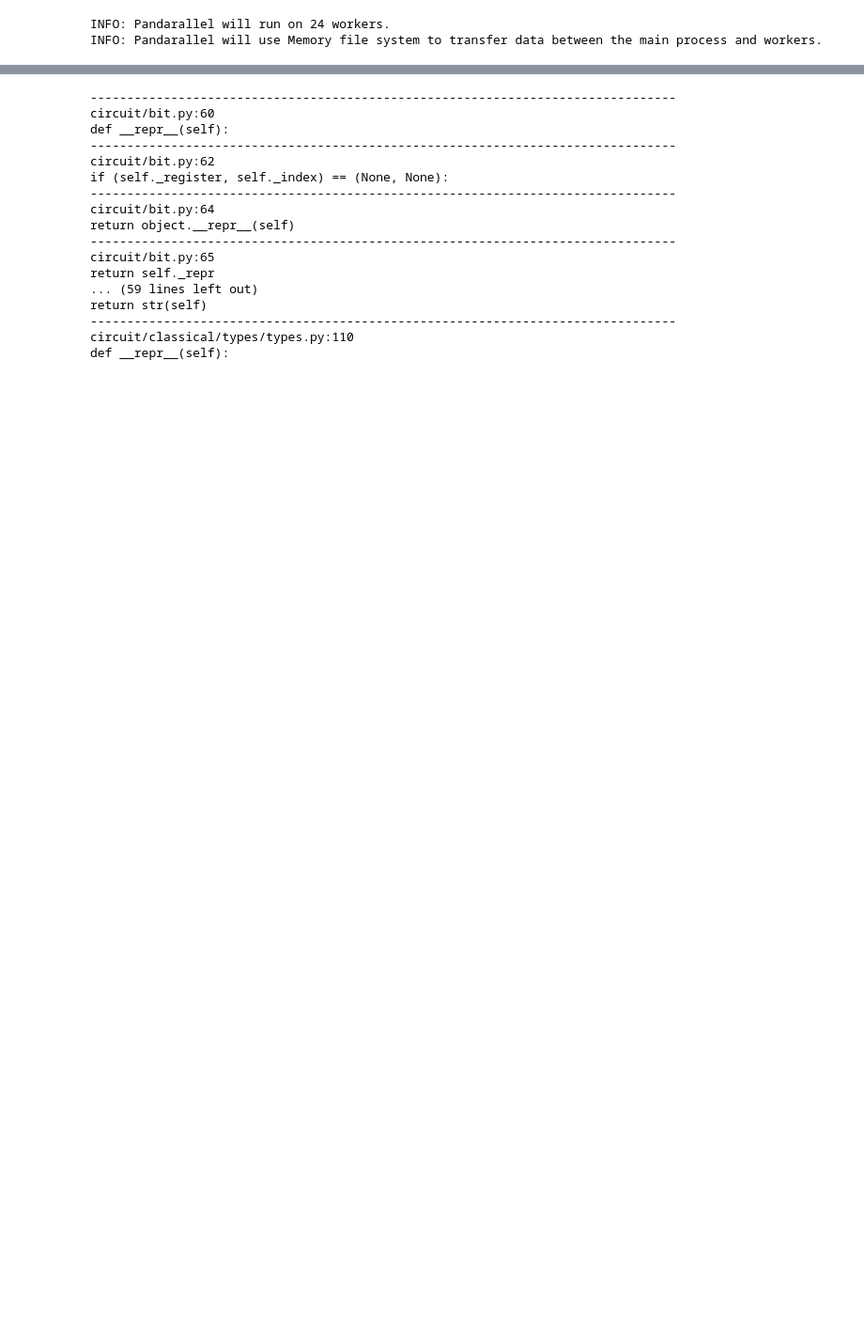
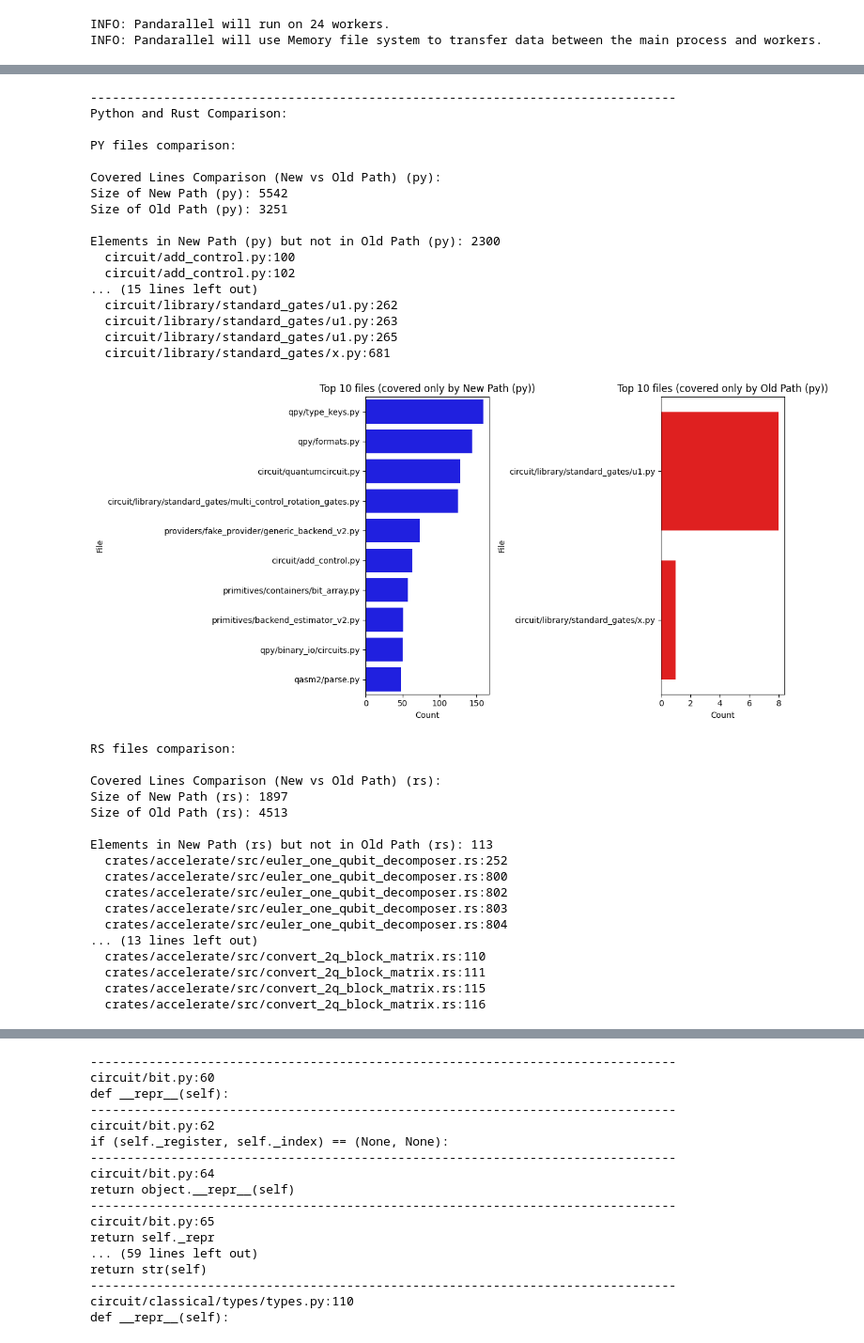
Before and after one commit to sola-st/qite-quantum-platform-testing, a Jupyter notebook: notebooks/025_Coverage_Rust.ipynb, the cells around one changed output, grey strips where cells are left out. Shown at 94% size. Saved outputs shown, nothing was run; the diff lists cells and outputs as text; code cells hidden in the pictures; blank space fills up the shorter version.

```diff
--- a/notebooks/025_Coverage_Rust.ipynb
+++ b/notebooks/025_Coverage_Rust.ipynb
@@ -377,0 +559,61 @@ Lines in morphq but not in ours: 0
+# %%
+
+
+print("-" * 80)
+print("Python and Rust Comparison:")
+
+
+for postfix in ["py", "rs"]:
+    print(f"\n{postfix.upper()} files comparison:")
+    # keep only python or rust lines based on postfix
+    covered_lines_new_postfix = [
+        line for line in covered_lines_new if f".{postfix}:" in line]
+    covered_lines_old_postfix = [
+        line for line in covered_lines_old if f".{postfix}:" in line]
+    covered_lines_old_rerun_postfix = [
+        line for line in covered_lines_old_rerun if f".{postfix}:" in line]
+
+    print(f"\nCovered Lines Comparison (New vs Old Path) ({postfix}):")
+    # Compare covered lines between new and old paths
+    compare_sets(covered_lines_new_postfix, covered_lines_old_postfix,
+                 f"New Path ({postfix})", f"Old Path ({postfix})")
+
+    # print(f"\nCovered Lines Comparison (Old vs Old Path Rerun) ({postfix}):")
+    # # Compare covered lines between old and old path rerun
+    # compare_sets(covered_lines_old_postfix, covered_lines_old_rerun_postfix, f"Old Path ({postfix})", f"Old Path Rerun ({postfix})")
+# %% [output]
+--------------------------------------------------------------------------------
+Python and Rust Comparison:
+
+PY files comparison:
+
+Covered Lines Comparison (New vs Old Path) (py):
+Size of New Path (py): 5542
+Size of Old Path (py): 3251
+
+Elements in New Path (py) but not in Old Path (py): 2300
+  circuit/add_control.py:100
+  circuit/add_control.py:102
+... (15 lines left out)
+  circuit/library/standard_gates/u1.py:262
+  circuit/library/standard_gates/u1.py:263
+  circuit/library/standard_gates/u1.py:265
+  circuit/library/standard_gates/x.py:681
+[figure, added]
+RS files comparison:
+
+Covered Lines Comparison (New vs Old Path) (rs):
+Size of New Path (rs): 1897
+Size of Old Path (rs): 4513
+
+Elements in New Path (rs) but not in Old Path (rs): 113
+  crates/accelerate/src/euler_one_qubit_decomposer.rs:252
+  crates/accelerate/src/euler_one_qubit_decomposer.rs:800
+  crates/accelerate/src/euler_one_qubit_decomposer.rs:802
+  crates/accelerate/src/euler_one_qubit_decomposer.rs:803
+  crates/accelerate/src/euler_one_qubit_decomposer.rs:804
+... (13 lines left out)
+  crates/accelerate/src/convert_2q_block_matrix.rs:110
+  crates/accelerate/src/convert_2q_block_matrix.rs:111
+  crates/accelerate/src/convert_2q_block_matrix.rs:115
+  crates/accelerate/src/convert_2q_block_matrix.rs:116
```
Also changed, not shown: parts of 14 cells of this notebook, 1 other file.
